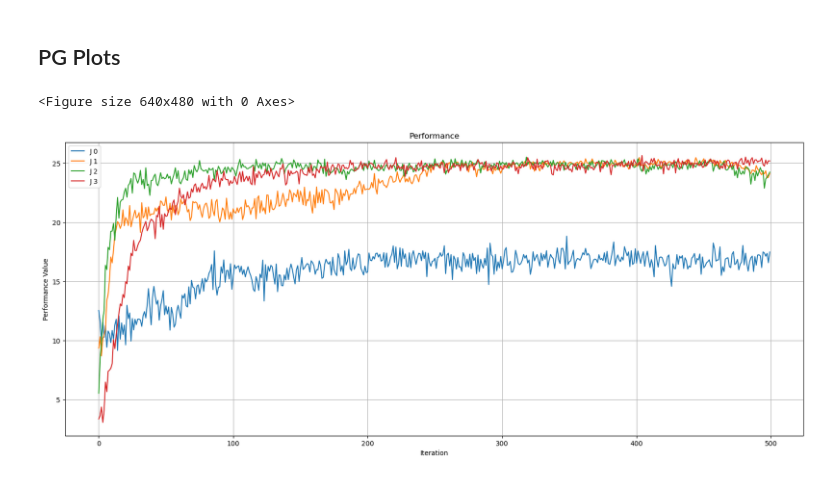
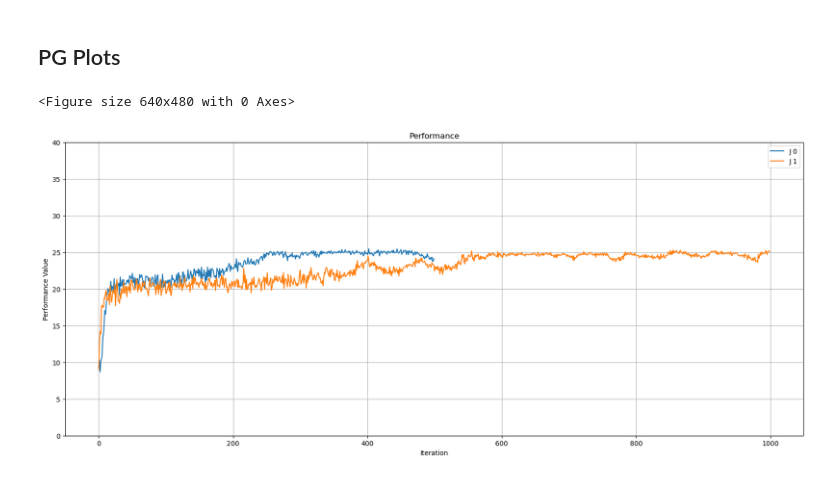
Before and after one commit to MontenegroAlessandro/MagicRL, a Jupyter notebook: notebooks/swimmer_plots.ipynb, the cells around one changed output. Drawn from its saved outputs; the diff is of its cells as text; code cells hidden in the pictures.

```diff
--- a/notebooks/swimmer_plots.ipynb
+++ b/notebooks/swimmer_plots.ipynb
@@ -28,11 +28,12 @@ if policy_type != "nn":
 else:
     # nn policy
     path = [
-        "/Users/ale/results/pgpe/pgpe_test_500_adam_01_swimmer_200_nn_policy_50_var_001",
-        "/Users/ale/results/pgpe/pgpe_test_500_adam_01_swimmer_200_nn_policy_50_var_01",
-        "/Users/ale/results/pgpe/pgpe_test_500_adam_01_swimmer_200_nn_policy_50_var_1",
-        "/Users/ale/results/pgpe/pgpe_test_500_adam_01_swimmer_200_nn_policy_50_var_10",
-        "/Users/ale/results/pgpe/pgpe_test_500_adam_01_swimmer_200_nn_policy_50_var_100"
+        # "/Users/ale/results/pgpe/pgpe_test_500_adam_01_swimmer_200_nn_policy_50_var_001",
+        # "/Users/ale/results/pgpe/pgpe_test_500_adam_01_swimmer_200_nn_policy_50_var_01",
+        # "/Users/ale/results/pgpe/pgpe_test_500_adam_01_swimmer_200_nn_policy_50_var_1",
+        # "/Users/ale/results/pgpe/pgpe_test_500_adam_01_swimmer_200_nn_policy_50_var_10",
+        # "/Users/ale/results/pgpe/pgpe_test_500_adam_01_swimmer_200_nn_policy_50_var_100",
+        "/Users/ale/results/pgpe/pgpe_test_1000_adam_01_swimmer_200_nn_policy_tanh_80_var_1",
     ]
 
 lab = [
@@ -165,10 +167,11 @@ else:
     # nn policy
     path = [
         #"/Users/ale/results/pg/pg_test_500_adam_001_swimmer_200_nn_policy_50_var_001",
-        "/Users/ale/results/pg/pg_test_500_adam_001_swimmer_200_nn_policy_50_var_01",
+        #"/Users/ale/results/pg/pg_test_500_adam_001_swimmer_200_nn_policy_50_var_01",
         "/Users/ale/results/pg/pg_test_500_adam_001_swimmer_200_nn_policy_50_var_1",
-        "/Users/ale/results/pg/pg_test_500_adam_001_swimmer_200_nn_policy_50_var_10",
-        "/Users/ale/results/pg/pg_test_500_adam_001_swimmer_200_nn_policy_50_var_100"
+        #"/Users/ale/results/pg/pg_test_500_adam_001_swimmer_200_nn_policy_50_var_10",
+        #"/Users/ale/results/pg/pg_test_500_adam_001_swimmer_200_nn_policy_50_var_100",
+        "/Users/ale/results/pg/pg_test_1000_adam_001_swimmer_200_nn_policy_tanh_80_var_1",
     ]
 
 lab = [
@@ -187,23 +190,24 @@ for p in path:
 # %%
 
 plt.clf()
 plt.figure(figsize=(20, 8))
 # extract data
 for i, d in enumerate(data):
     ite = len(d["performance"])
     x = np.arange(ite)
     dim = len(d["thetas_history"][0])
     # Performance plot
     plt.plot(x, d["performance"], label=f"J {i}")
 plt.title("Performance")
 plt.xlabel("Iteration")
 plt.ylabel("Performance Value")
 plt.legend(loc="best")
 plt.grid()
+plt.ylim(0, 40)
 plt.show()
 # %% [output]
 <Figure size 640x480 with 0 Axes>
-[figure, old version]
+[figure, new version]
 # %%
 # theta plot
 idx = 0
```
Also changed, not shown: parts of 4 cells of this notebook, 3 other files.
